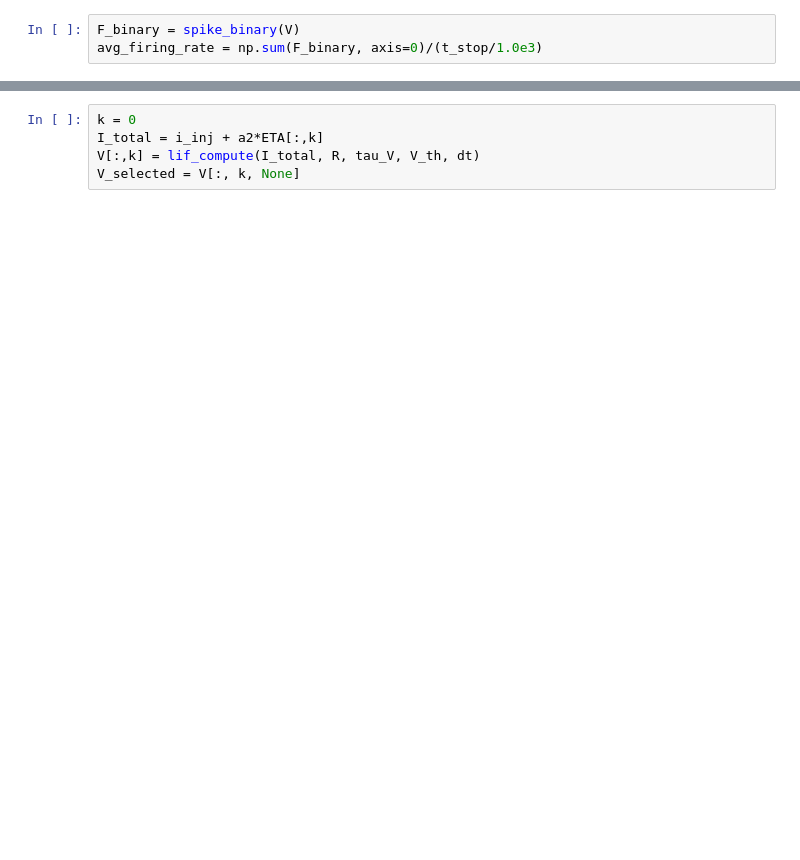
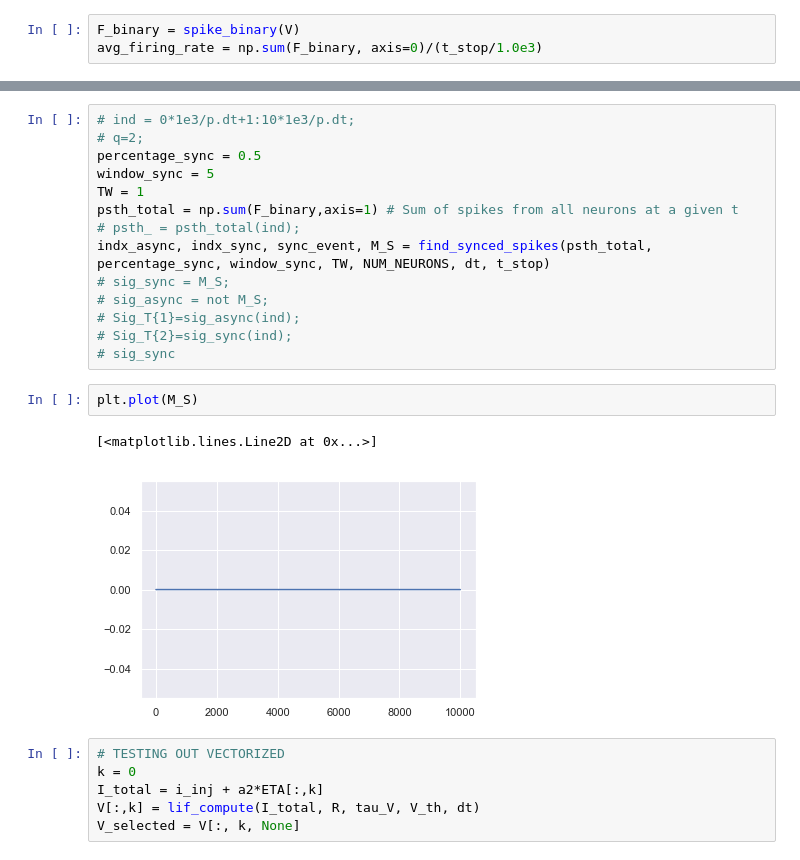
Before and after one commit to nsbspl/async-spike-propagation, a Jupyter notebook: main.ipynb, the cells around one changed output, grey strips where cells are left out. Saved outputs shown, nothing was run; the diff lists cells and outputs as text; blank space fills up the shorter version.

```diff
--- a/main.ipynb
+++ b/main.ipynb
@@ -61,4 +76,24 @@ plt.show()
+# %%
+# ind = 0*1e3/p.dt+1:10*1e3/p.dt;
+# q=2;
+percentage_sync = 0.5
+window_sync = 5
+TW = 1
+psth_total = np.sum(F_binary,axis=1) # Sum of spikes from all neurons at a given t
+# psth_ = psth_total(ind);
+indx_async, indx_sync, sync_event, M_S = find_synced_spikes(psth_total, percentage_sync, window_sync, TW, NUM_NEURONS, dt, t_stop)
+# sig_sync = M_S;
+# sig_async = not M_S;
+# Sig_T{1}=sig_async(ind);
+# Sig_T{2}=sig_sync(ind);
+# sig_sync
+# %%
+plt.plot(M_S)
+# %% [output]
+[<matplotlib.lines.Line2D at 0x...>]
+[figure, added]
 # %%
+# TESTING OUT VECTORIZED
 k = 0
 I_total = i_inj + a2*ETA[:,k]
 V[:,k] = lif_compute(I_total, R, tau_V, V_th, dt)
```
Also changed, not shown: parts of 8 cells of this notebook, 2 other files.
